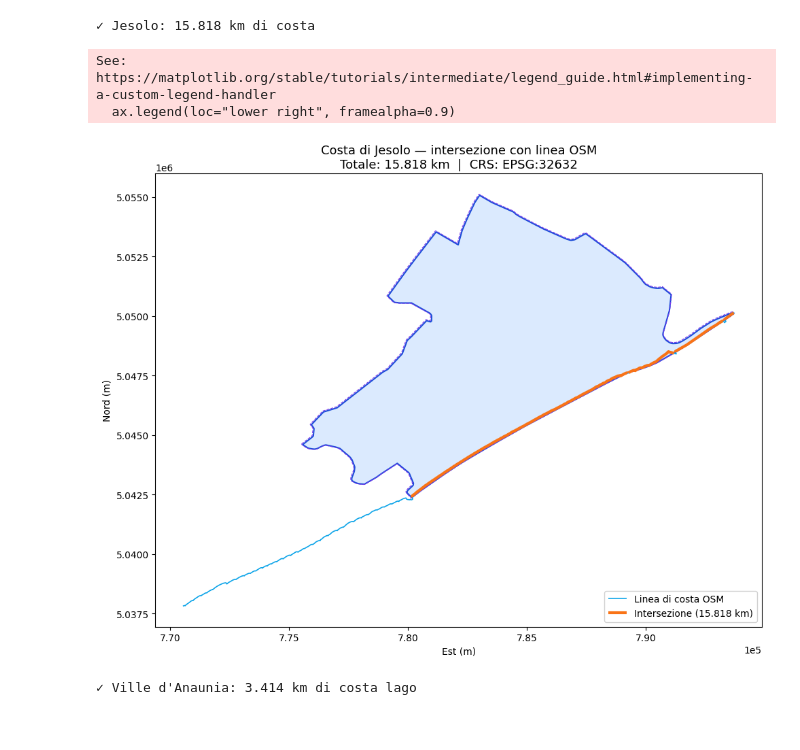
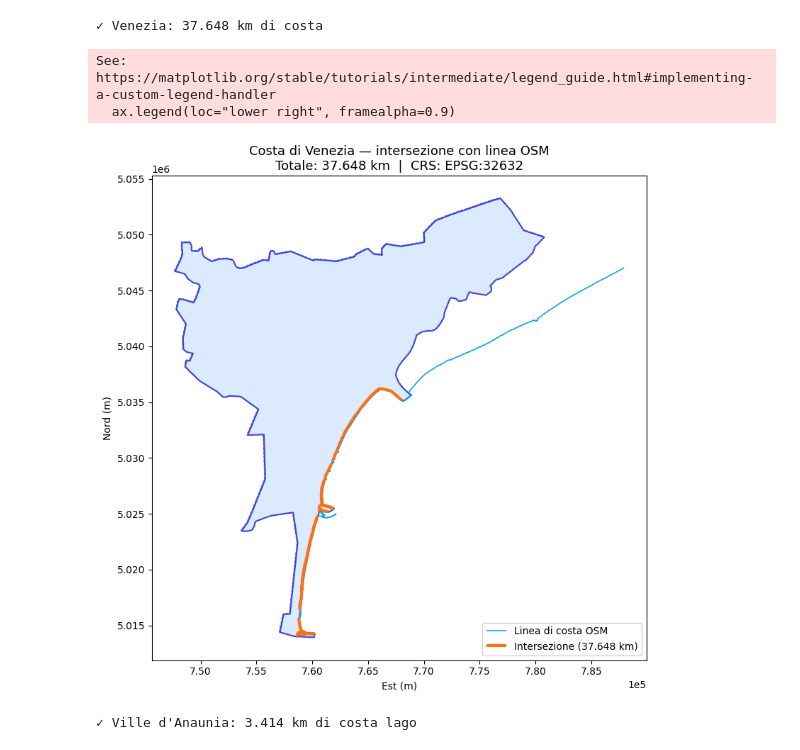
Before and after one commit to 01andreabattaglia/Geospatial_Analysis, a Jupyter notebook: plots.ipynb, the cells around one changed output. Cells and saved outputs as stored; diff of their text form; code cells hidden in the pictures.

```diff
--- a/plots.ipynb
+++ b/plots.ipynb
@@ -14,7 +14,7 @@ from src.utils.openstreetmap_manager import (
 # ── parametri ──────────────────────────────────────────────────────────────────
 COMUNI_SHP        = "data/input/ISTAT/Com01012024_g/Com01012024_g_WGS84.shp"
 COASTLINE_GEOJSON = "data/input/OpenStreetMap/coast_line.geojson"
-COMUNE_TARGET     = "Jesolo"
+COMUNE_TARGET     = "Venezia"
 
 # ── carica dati ────────────────────────────────────────────────────────────────
 osm = OpenStreetMap()
@@ -55,35 +55,35 @@ gpd.GeoSeries([comune_geom], crs=METRIC_CRS).plot(
     linewidth=1.5, zorder=1, label=COMUNE_TARGET
 )
 gpd.GeoSeries([comune_buffered], crs=METRIC_CRS).plot(
     ax=ax, facecolor="none", edgecolor="#7c3aed",
     linewidth=0.8, linestyle="--", zorder=2,
     label=f"Buffer {BOUNDARY_BUFFER_METERS} m"
 )
 coast[coast.intersects(comune_buffered.envelope)].plot(
     ax=ax, color="#0ea5e9", linewidth=1.2, zorder=3, label="Linea di costa OSM"
 )
 if not coast_intersection.empty:
     gpd.GeoDataFrame(coast_intersection, crs=METRIC_CRS).plot(
         ax=ax, color="#f97316", linewidth=3, zorder=4,
         label=f"Intersezione ({km_totali:.3f} km)"
     )
 
 ax.set_title(
     f"Costa di {COMUNE_TARGET} — intersezione con linea OSM\n"
     f"Totale: {km_totali:.3f} km  |  CRS: {METRIC_CRS}",
     fontsize=13
 )
 ax.set_xlabel("Est (m)")
 ax.set_ylabel("Nord (m)")
 ax.legend(loc="lower right", framealpha=0.9)
 ax.ticklabel_format(style="sci", scilimits=(0, 0), axis="both")
 plt.tight_layout()
 plt.show()
 # %% [output]
-✓ Jesolo: 15.818 km di costa
+✓ Venezia: 37.648 km di costa
 See: https://matplotlib.org/stable/tutorials/intermediate/legend_guide.html#implementing-a-custom-legend-handler
   ax.legend(loc="lower right", framealpha=0.9)
-[figure, old version]
+[figure, new version]
 # %%
 import geopandas as gpd
 import matplotlib.pyplot as plt
```
Also changed, not shown: 1 other file.
